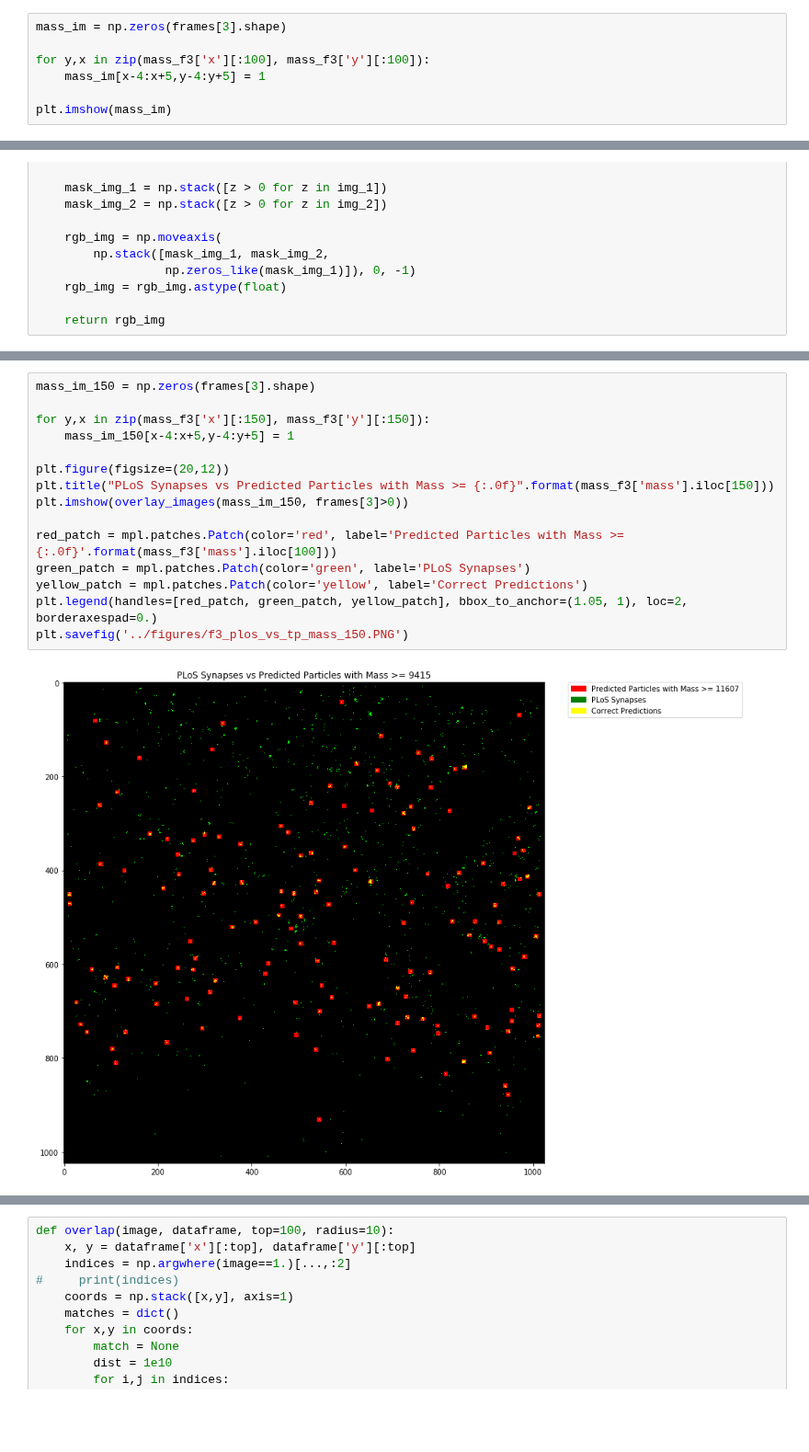
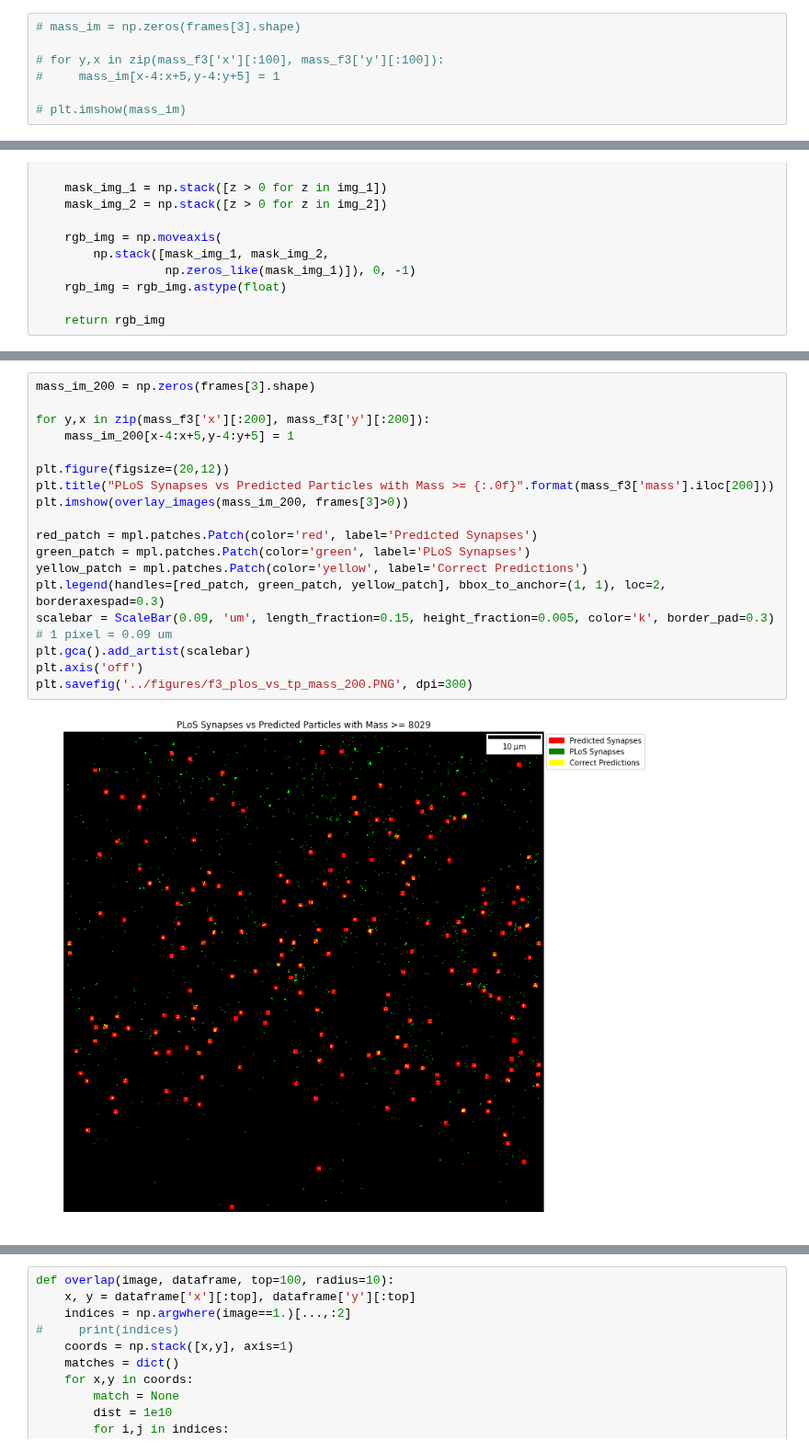
Before and after one commit to NeuroDataDesign/LIDS, a Jupyter notebook: tracking/notebooks/tracking.ipynb, the cells around one changed output, grey strips where cells are left out. Shown at 92% size. Drawn from its saved outputs; the diff is of its cells as text; blank space fills up the shorter version.

```diff
--- a/tracking/notebooks/tracking.ipynb
+++ b/tracking/notebooks/tracking.ipynb
@@ -396,12 +397,12 @@ plt.imshow(im)
 <matplotlib.image.AxesImage at 0x...>
 [figure]
 # %%
-mass_im = np.zeros(frames[3].shape)
+# mass_im = np.zeros(frames[3].shape)
 
-for y,x in zip(mass_f3['x'][:100], mass_f3['y'][:100]):
-    mass_im[x-4:x+5,y-4:y+5] = 1
+# for y,x in zip(mass_f3['x'][:100], mass_f3['y'][:100]):
+#     mass_im[x-4:x+5,y-4:y+5] = 1
 
-plt.imshow(mass_im)
+# plt.imshow(mass_im)
 # %% [output]
 <matplotlib.image.AxesImage at 0x...>
 [figure]
@@ -447,17 +451,20 @@ plt.savefig('../figures/f3_plos_vs_tp_mass_100.PNG')
 # %%
-mass_im_150 = np.zeros(frames[3].shape)
+mass_im_200 = np.zeros(frames[3].shape)
 
-for y,x in zip(mass_f3['x'][:150], mass_f3['y'][:150]):
-    mass_im_150[x-4:x+5,y-4:y+5] = 1
+for y,x in zip(mass_f3['x'][:200], mass_f3['y'][:200]):
+    mass_im_200[x-4:x+5,y-4:y+5] = 1
 
 plt.figure(figsize=(20,12))
-plt.title("PLoS Synapses vs Predicted Particles with Mass >= {:.0f}".format(mass_f3['mass'].iloc[150]))
-plt.imshow(overlay_images(mass_im_150, frames[3]>0))
+plt.title("PLoS Synapses vs Predicted Particles with Mass >= {:.0f}".format(mass_f3['mass'].iloc[200]))
+plt.imshow(overlay_images(mass_im_200, frames[3]>0))
 
-red_patch = mpl.patches.Patch(color='red', label='Predicted Particles with Mass >= {:.0f}'.format(mass_f3['mass'].iloc[100]))
+red_patch = mpl.patches.Patch(color='red', label='Predicted Synapses')
 green_patch = mpl.patches.Patch(color='green', label='PLoS Synapses')
 yellow_patch = mpl.patches.Patch(color='yellow', label='Correct Predictions')
-plt.legend(handles=[red_patch, green_patch, yellow_patch], bbox_to_anchor=(1.05, 1), loc=2, borderaxespad=0.)
-plt.savefig('../figures/f3_plos_vs_tp_mass_150.PNG')
+plt.legend(handles=[red_patch, green_patch, yellow_patch], bbox_to_anchor=(1, 1), loc=2, borderaxespad=0.3)
+scalebar = ScaleBar(0.09, 'um', length_fraction=0.15, height_fraction=0.005, color='k', border_pad=0.3) # 1 pixel = 0.09 um
+plt.gca().add_artist(scalebar)
+plt.axis('off')
+plt.savefig('../figures/f3_plos_vs_tp_mass_200.PNG', dpi=300)
 # %% [output]
-[figure, old version]
+[figure, new version]
```
Also changed, not shown: parts of 10 cells of this notebook, 15 other files.
